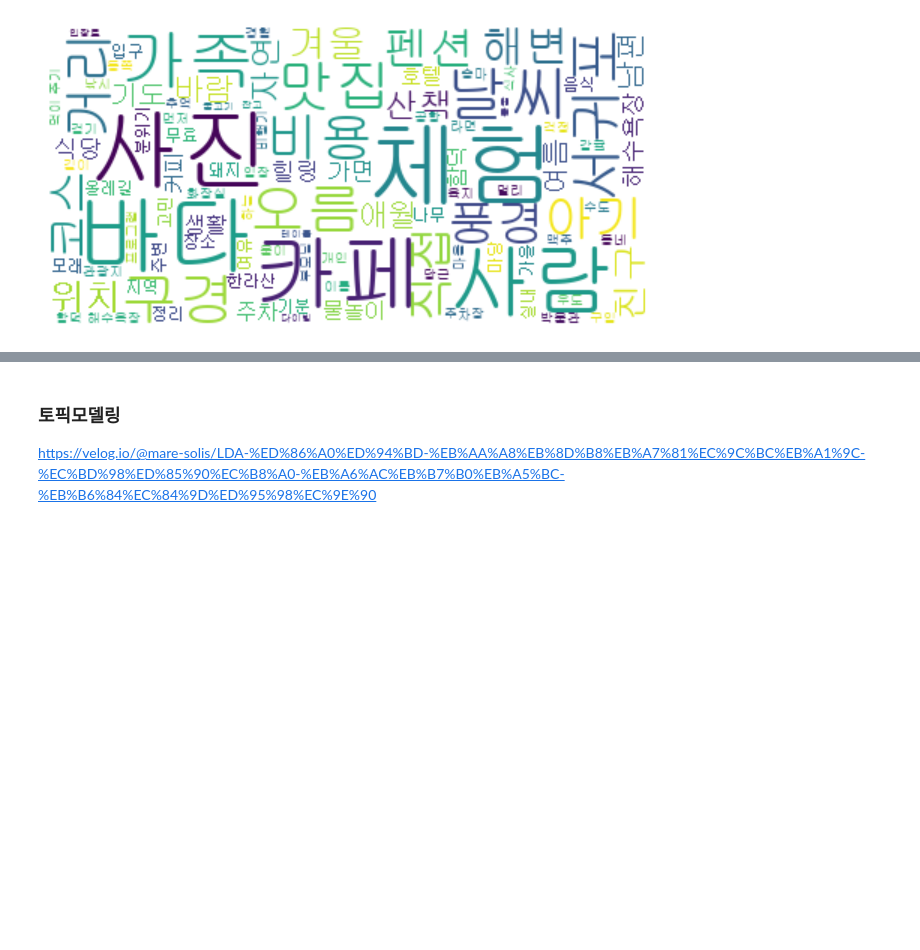
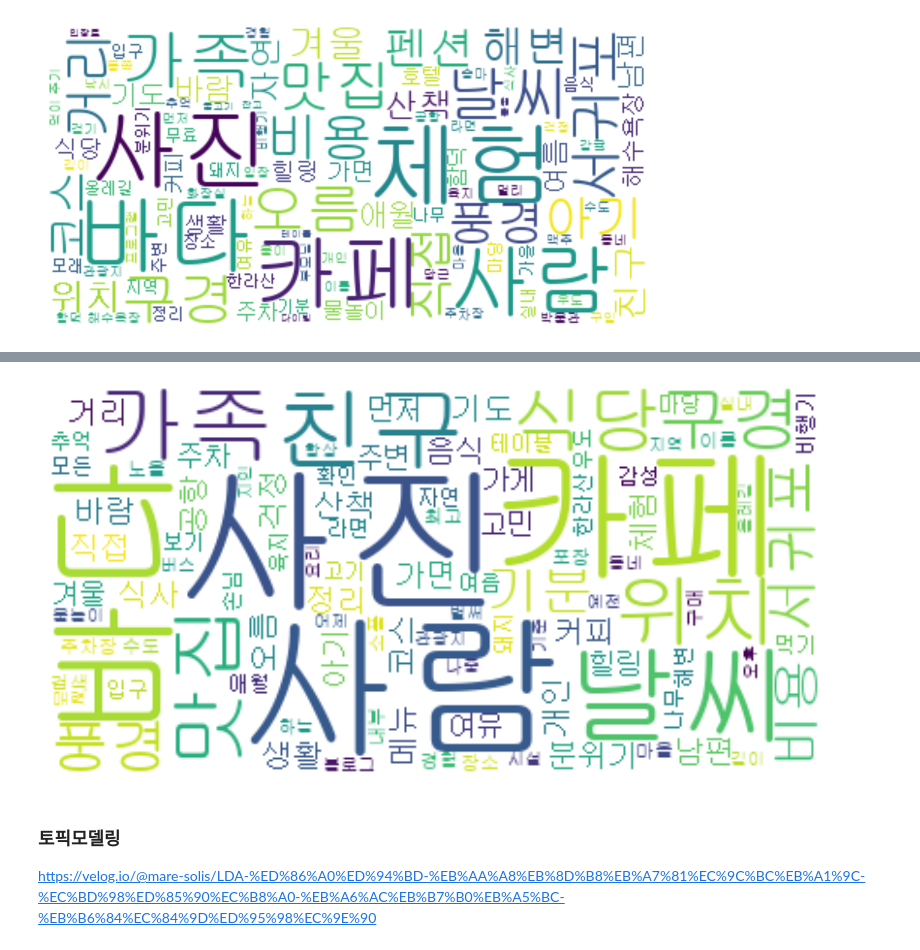
Before and after one commit to dothouse/practice, a Jupyter notebook: naver_jeju_3NLP.ipynb, the cells around one changed output, grey strips where cells are left out. Cells and saved outputs as stored; diff of their text form; code cells hidden in the pictures; blank space fills up the shorter version.

```diff
--- a/naver_jeju_3NLP.ipynb
+++ b/naver_jeju_3NLP.ipynb
@@ -361,3 +422,10 @@ plt.show()
+# %%
+plt.figure(figsize=(10, 6))
+plt.imshow(temp_wc, interpolation='bilinear')
+plt.axis('off')
+plt.show()
+# %% [output]
+[figure, added]
 # %% [markdown]
 ### 토픽모델링
 https://velog.io/@mare-solis/LDA-%ED%86%A0%ED%94%BD-%EB%AA%A8%EB%8D%B8%EB%A7%81%EC%9C%BC%EB%A1%9C-%EC%BD%98%ED%85%90%EC%B8%A0-%EB%A6%AC%EB%B7%B0%EB%A5%BC-%EB%B6%84%EC%84%9D%ED%95%98%EC%9E%90
```
Also changed, not shown: parts of 5 cells of this notebook, 17 other files.
